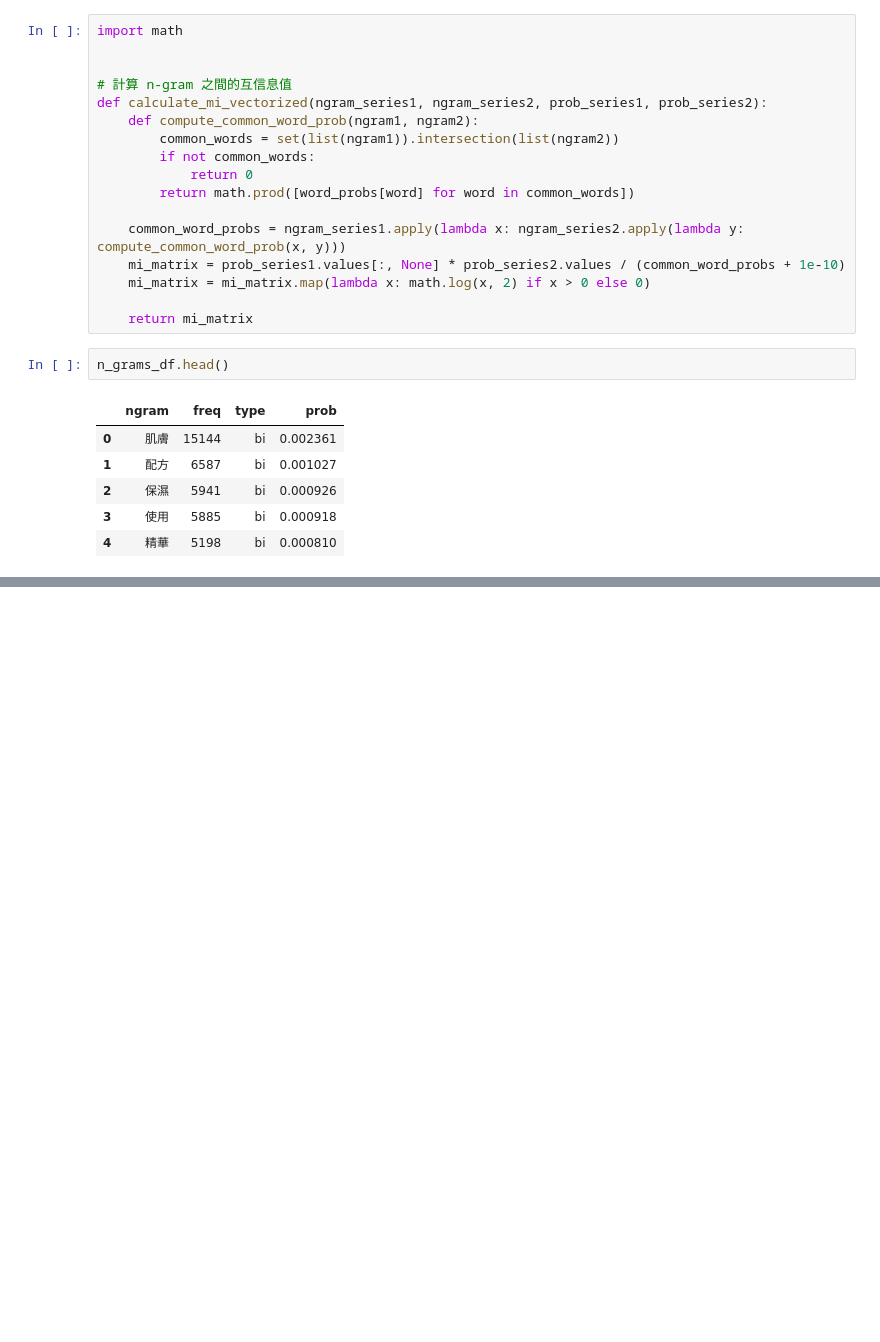
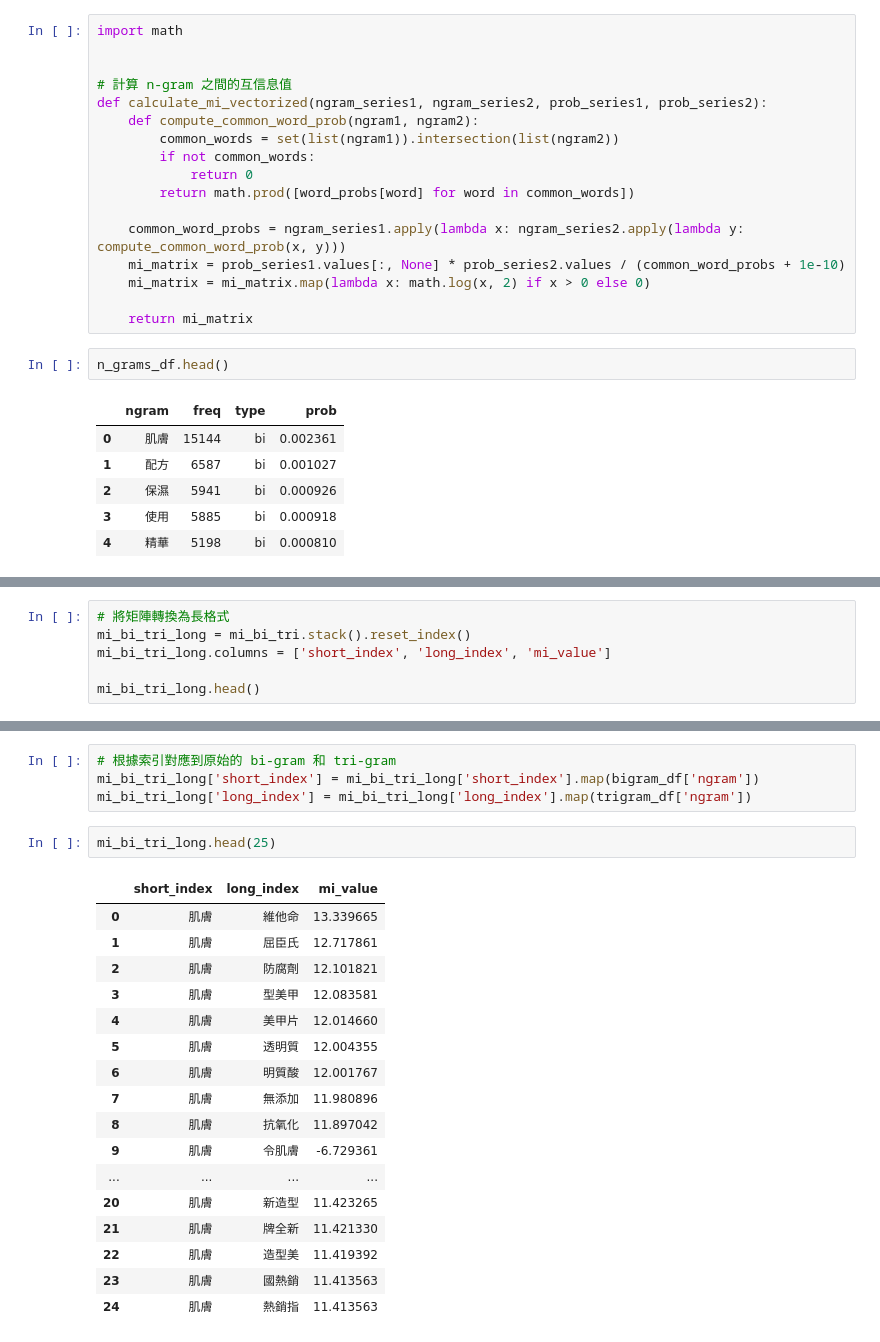
Before and after one commit to victor31ao/n_gram_and_hanlp, a Jupyter notebook: n_gram_tokenizer.ipynb, the cells around one changed output, grey strips where cells are left out. Drawn from its saved outputs; the diff is of its cells as text; blank space fills up the shorter version.

```diff
--- a/n_gram_tokenizer.ipynb
+++ b/n_gram_tokenizer.ipynb
@@ -274,0 +287,6 @@ KeyboardInterrupt:
+# %%
+# 將矩陣轉換為長格式
+mi_bi_tri_long = mi_bi_tri.stack().reset_index()
+mi_bi_tri_long.columns = ['short_index', 'long_index', 'mi_value']
+
+mi_bi_tri_long.head()
@@ -274,0 +300,24 @@ KeyboardInterrupt:
+# %%
+# 根據索引對應到原始的 bi-gram 和 tri-gram
+mi_bi_tri_long['short_index'] = mi_bi_tri_long['short_index'].map(bigram_df['ngram'])
+mi_bi_tri_long['long_index'] = mi_bi_tri_long['long_index'].map(trigram_df['ngram'])
+# %%
+mi_bi_tri_long.head(25)
+# %% [output]
+|  | short_index | long_index | mi_value |
+| 0 | 肌膚 | 維他命 | 13.339665 |
+| 1 | 肌膚 | 屈臣氏 | 12.717861 |
+| 2 | 肌膚 | 防腐劑 | 12.101821 |
+| 3 | 肌膚 | 型美甲 | 12.083581 |
+| 4 | 肌膚 | 美甲片 | 12.014660 |
+| 5 | 肌膚 | 透明質 | 12.004355 |
+| 6 | 肌膚 | 明質酸 | 12.001767 |
+| 7 | 肌膚 | 無添加 | 11.980896 |
+| 8 | 肌膚 | 抗氧化 | 11.897042 |
+| 9 | 肌膚 | 令肌膚 | -6.729361 |
+| ... | ... | ... | ... |
+| 20 | 肌膚 | 新造型 | 11.423265 |
+| 21 | 肌膚 | 牌全新 | 11.421330 |
+| 22 | 肌膚 | 造型美 | 11.419392 |
+| 23 | 肌膚 | 國熱銷 | 11.413563 |
+| 24 | 肌膚 | 熱銷指 | 11.413563 |
```
Also changed, not shown: parts of 12 cells of this notebook.
